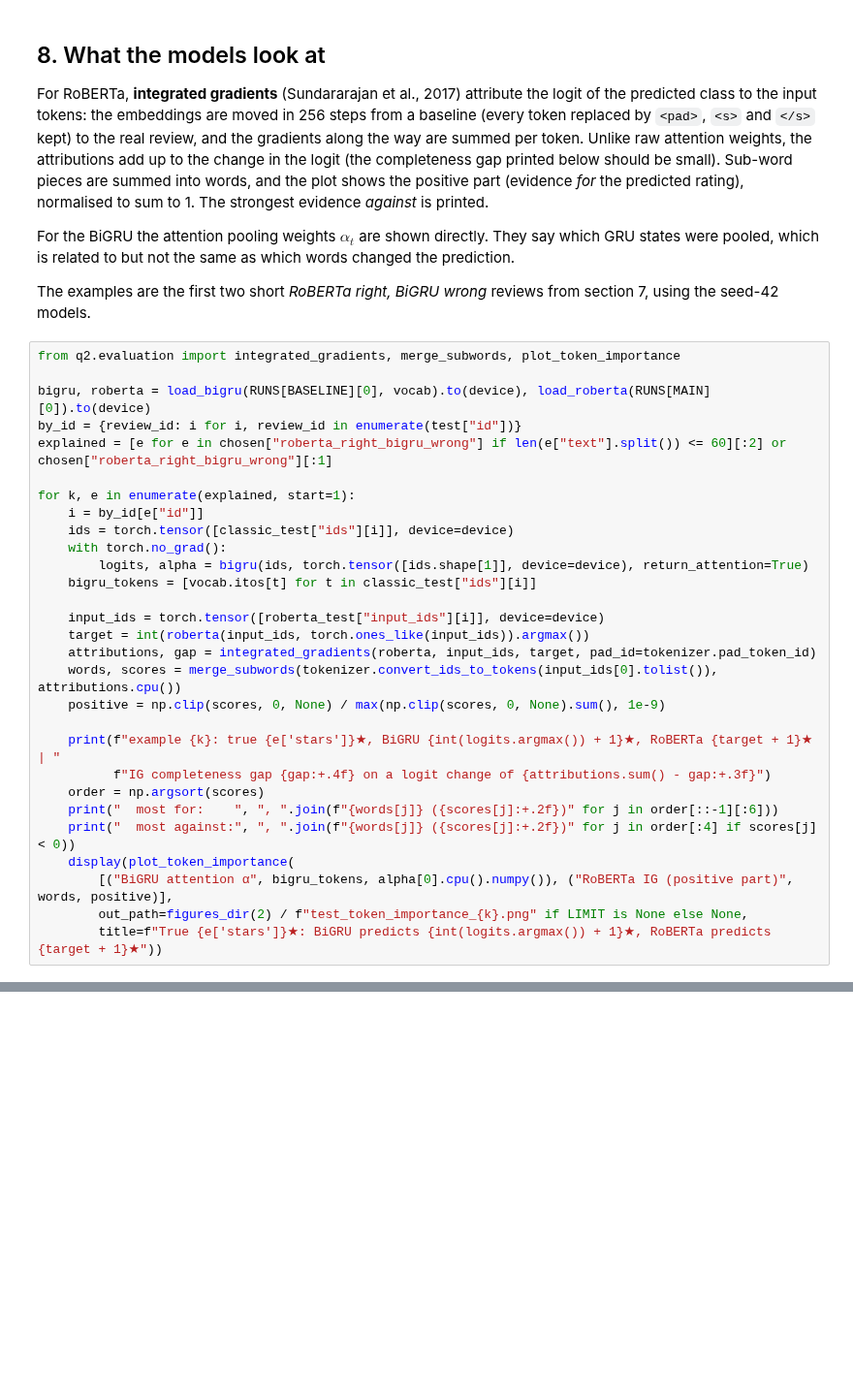
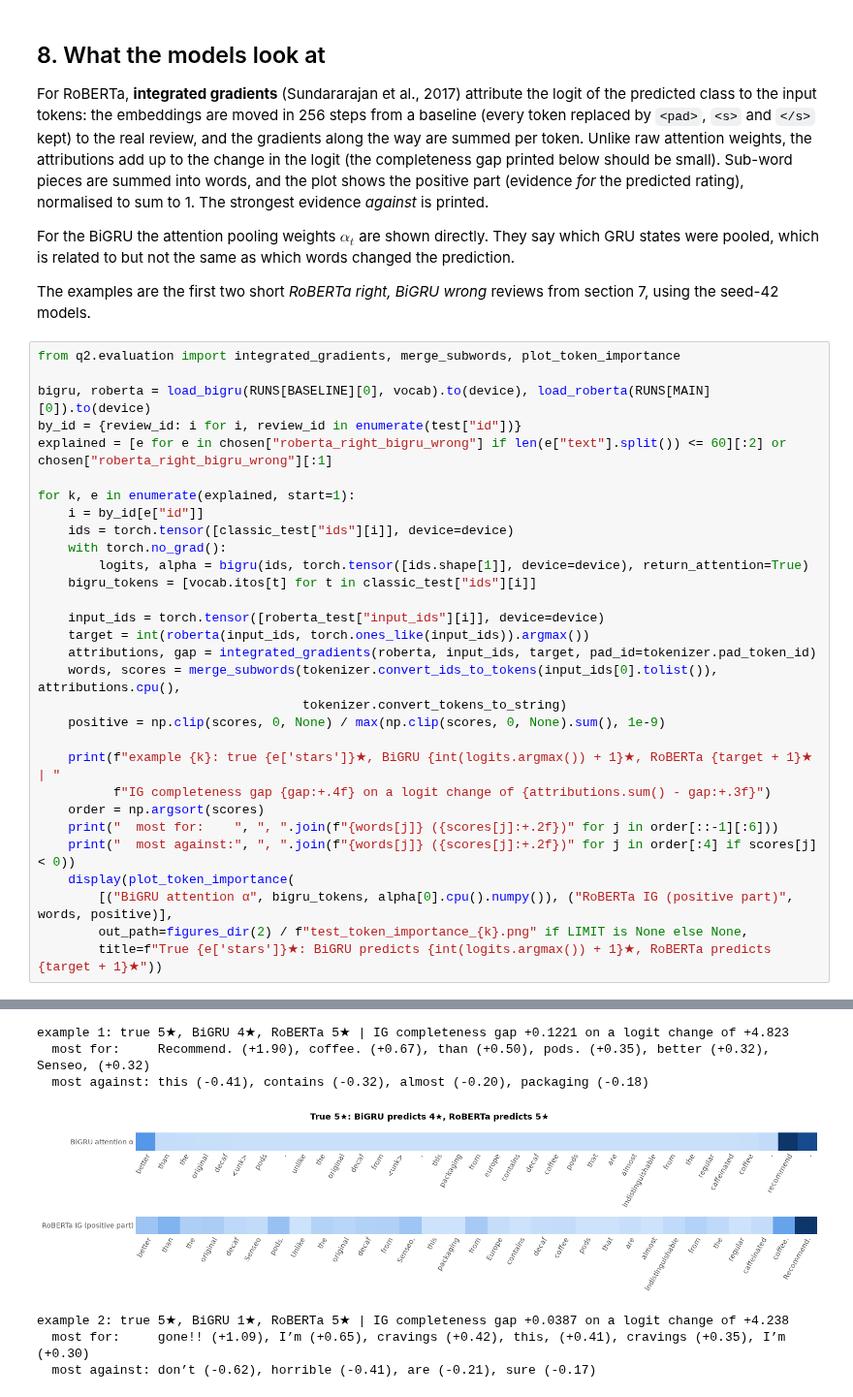
Before and after one commit to Akshats-git/NLP-Group-Assignment-2, a Jupyter notebook: Question-2/04_evaluation.ipynb, the cells around one changed output, grey strips where cells are left out. Shown at 97% size. Saved outputs shown, nothing was run; the diff lists cells and outputs as text; blank space fills up the shorter version.

Commit message:
add q2 test-set results and fix byte-level word labels in token importance

```diff
--- a/Question-2/04_evaluation.ipynb
+++ b/Question-2/04_evaluation.ipynb
@@ -292,7 +379,8 @@ for k, e in enumerate(explained, start=1):
     input_ids = torch.tensor([roberta_test["input_ids"][i]], device=device)
     target = int(roberta(input_ids, torch.ones_like(input_ids)).argmax())
     attributions, gap = integrated_gradients(roberta, input_ids, target, pad_id=tokenizer.pad_token_id)
-    words, scores = merge_subwords(tokenizer.convert_ids_to_tokens(input_ids[0].tolist()), attributions.cpu())
+    words, scores = merge_subwords(tokenizer.convert_ids_to_tokens(input_ids[0].tolist()), attributions.cpu(),
+                                   tokenizer.convert_tokens_to_string)
     positive = np.clip(scores, 0, None) / max(np.clip(scores, 0, None).sum(), 1e-9)
 
     print(f"example {k}: true {e['stars']}★, BiGRU {int(logits.argmax()) + 1}★, RoBERTa {target + 1}★ | "
@@ -304,3 +392,4 @@ for k, e in enumerate(explained, start=1):
         [("BiGRU attention α", bigru_tokens, alpha[0].cpu().numpy()), ("RoBERTa IG (positive part)", words, positive)],
         out_path=figures_dir(2) / f"test_token_importance_{k}.png" if LIMIT is None else None,
         title=f"True {e['stars']}★: BiGRU predicts {int(logits.argmax()) + 1}★, RoBERTa predicts {target + 1}★"))
+# %% [output]
@@ -306,0 +408,7 @@ for k, e in enumerate(explained, start=1):
+example 1: true 5★, BiGRU 4★, RoBERTa 5★ | IG completeness gap +0.1221 on a logit change of +4.823
+  most for:     Recommend. (+1.90), coffee. (+0.67), than (+0.50), pods. (+0.35), better (+0.32), Senseo, (+0.32)
+  most against: this (-0.41), contains (-0.32), almost (-0.20), packaging (-0.18)
+[figure, added]
+example 2: true 5★, BiGRU 1★, RoBERTa 5★ | IG completeness gap +0.0387 on a logit change of +4.238
+  most for:     gone!! (+1.09), I’m (+0.65), cravings (+0.42), this, (+0.41), cravings (+0.35), I’m (+0.30)
+  most against: don’t (-0.62), horrible (-0.41), are (-0.21), sure (-0.17)
```
Also changed, not shown: parts of 11 cells of this notebook, 15 other files.
